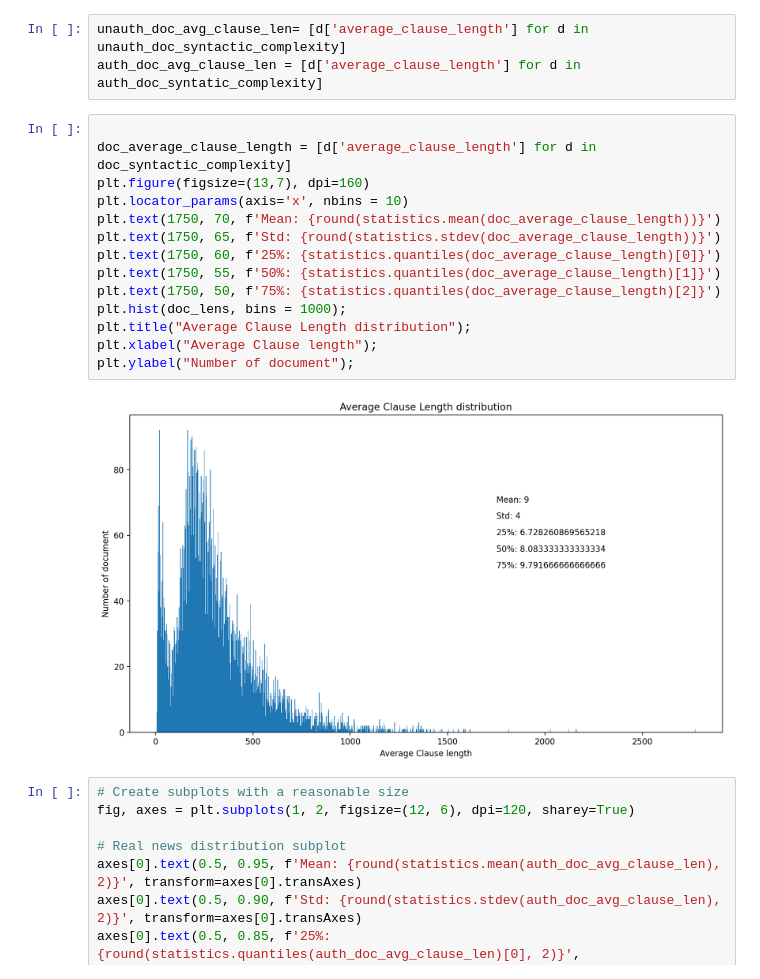
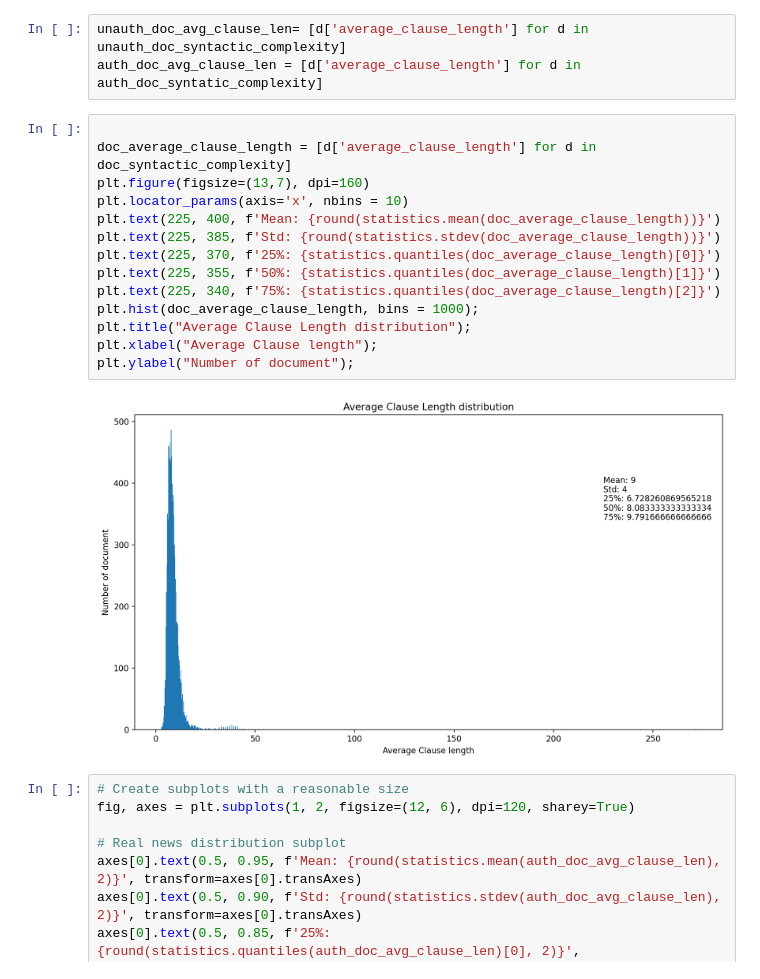
Before and after one commit to DreamyWanderer/Final_Lab, a Jupyter notebook: Source/Visualize/EDA.ipynb, the cells around one changed output. Saved outputs shown, nothing was run; the diff lists cells and outputs as text.

```diff
--- a/Source/Visualize/EDA.ipynb
+++ b/Source/Visualize/EDA.ipynb
@@ -278,19 +278,19 @@ auth_doc_avg_clause_len = [d['average_clause_length'] for d in auth_doc_syntatic
 # %%
 
 doc_average_clause_length = [d['average_clause_length'] for d in doc_syntactic_complexity]
 plt.figure(figsize=(13,7), dpi=160)
 plt.locator_params(axis='x', nbins = 10)
-plt.text(1750, 70, f'Mean: {round(statistics.mean(doc_average_clause_length))}')
-plt.text(1750, 65, f'Std: {round(statistics.stdev(doc_average_clause_length))}')
-plt.text(1750, 60, f'25%: {statistics.quantiles(doc_average_clause_length)[0]}')
-plt.text(1750, 55, f'50%: {statistics.quantiles(doc_average_clause_length)[1]}')
-plt.text(1750, 50, f'75%: {statistics.quantiles(doc_average_clause_length)[2]}')
-plt.hist(doc_lens, bins = 1000);
+plt.text(225, 400, f'Mean: {round(statistics.mean(doc_average_clause_length))}')
+plt.text(225, 385, f'Std: {round(statistics.stdev(doc_average_clause_length))}')
+plt.text(225, 370, f'25%: {statistics.quantiles(doc_average_clause_length)[0]}')
+plt.text(225, 355, f'50%: {statistics.quantiles(doc_average_clause_length)[1]}')
+plt.text(225, 340, f'75%: {statistics.quantiles(doc_average_clause_length)[2]}')
+plt.hist(doc_average_clause_length, bins = 1000);
 plt.title("Average Clause Length distribution");
 plt.xlabel("Average Clause length");
 plt.ylabel("Number of document");
 # %% [output]
-[figure, old version]
+[figure, new version]
 # %%
 # Create subplots with a reasonable size
 fig, axes = plt.subplots(1, 2, figsize=(12, 6), dpi=120, sharey=True)
```
Also changed, not shown: parts of 6 cells of this notebook.
